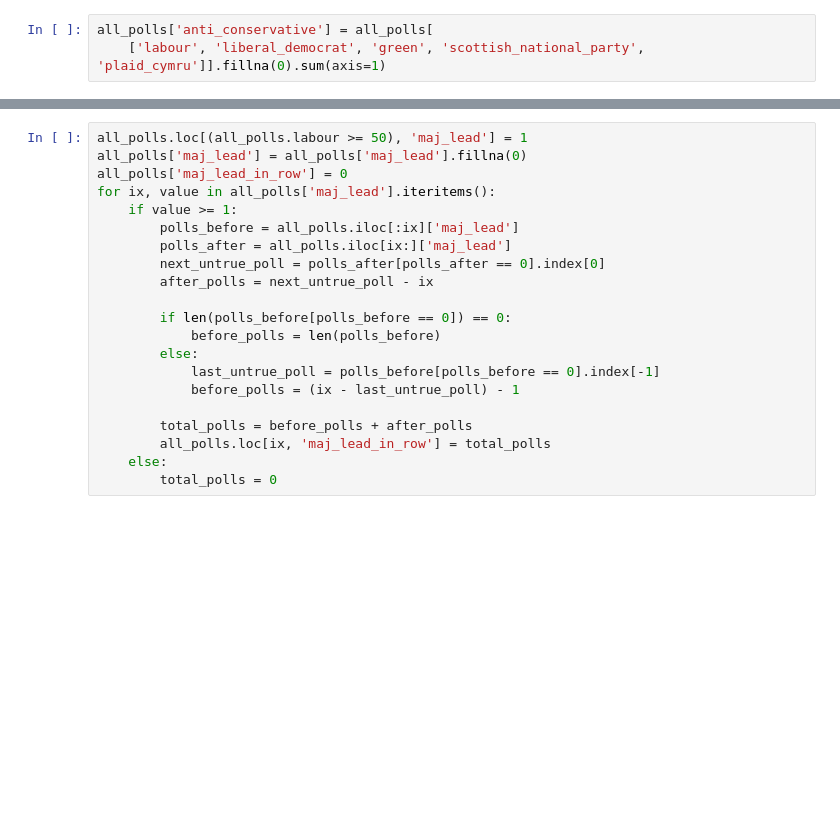
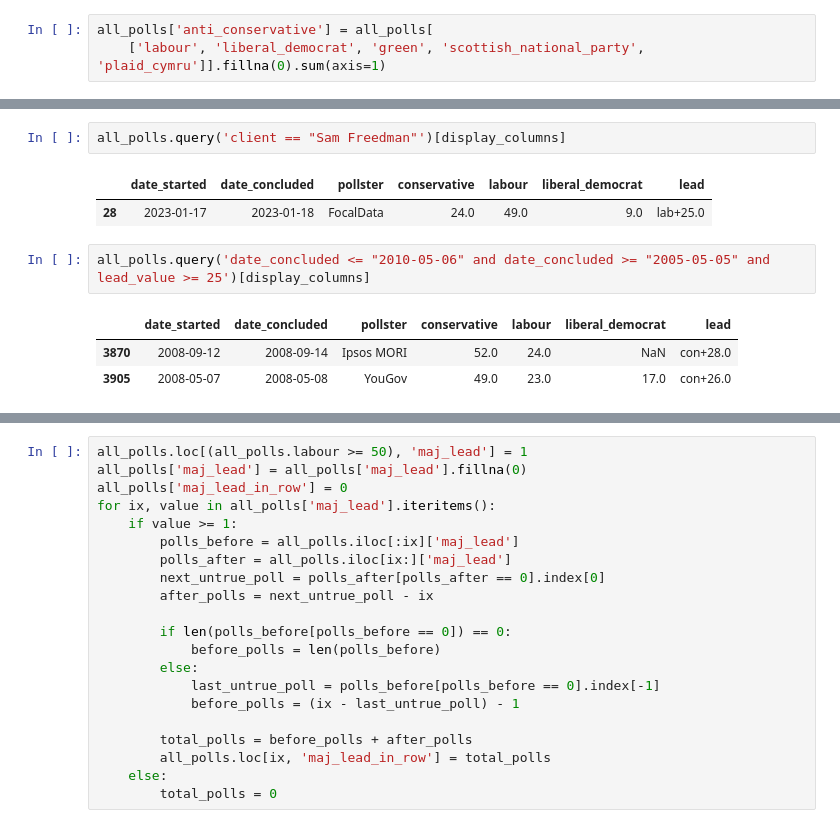
Before and after one commit to AndyLawton/uk_general_election_polls, a Jupyter notebook: main.ipynb, the cells around one changed output, grey strips where cells are left out. Saved outputs shown, nothing was run; the diff lists cells and outputs as text; blank space fills up the shorter version.

```diff
--- a/main.ipynb
+++ b/main.ipynb
@@ -56 +52,12 @@ all_polls.query("conservative>=labour")[display_columns]
 2547 rows × 7 columns
+# %%
+all_polls.query('client == "Sam Freedman"')[display_columns]
+# %% [output]
+|  | date_started | date_concluded | pollster | conservative | labour | liberal_democrat | lead |
+| 28 | 2023-01-17 | 2023-01-18 | FocalData | 24.0 | 49.0 | 9.0 | lab+25.0 |
+# %%
+all_polls.query('date_concluded <= "2010-05-06" and date_concluded >= "2005-05-05" and lead_value >= 25')[display_columns]
+# %% [output]
+|  | date_started | date_concluded | pollster | conservative | labour | liberal_democrat | lead |
+| 3870 | 2008-09-12 | 2008-09-14 | Ipsos MORI | 52.0 | 24.0 | NaN | con+28.0 |
+| 3905 | 2008-05-07 | 2008-05-08 | YouGov | 49.0 | 23.0 | 17.0 | con+26.0 |
```
Also changed, not shown: parts of 42 cells of this notebook, 12 other files.
